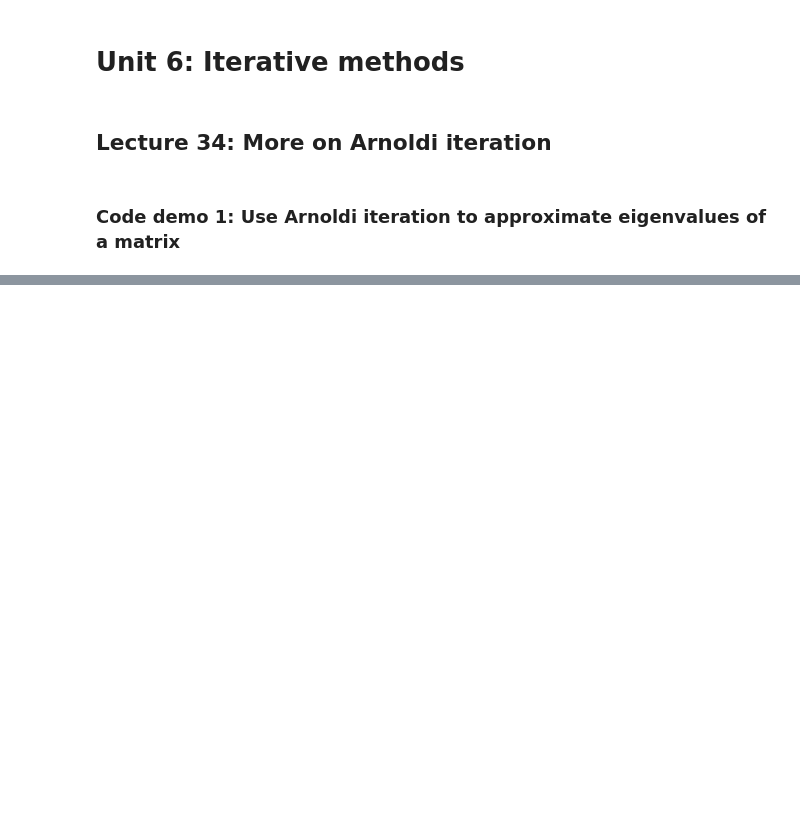
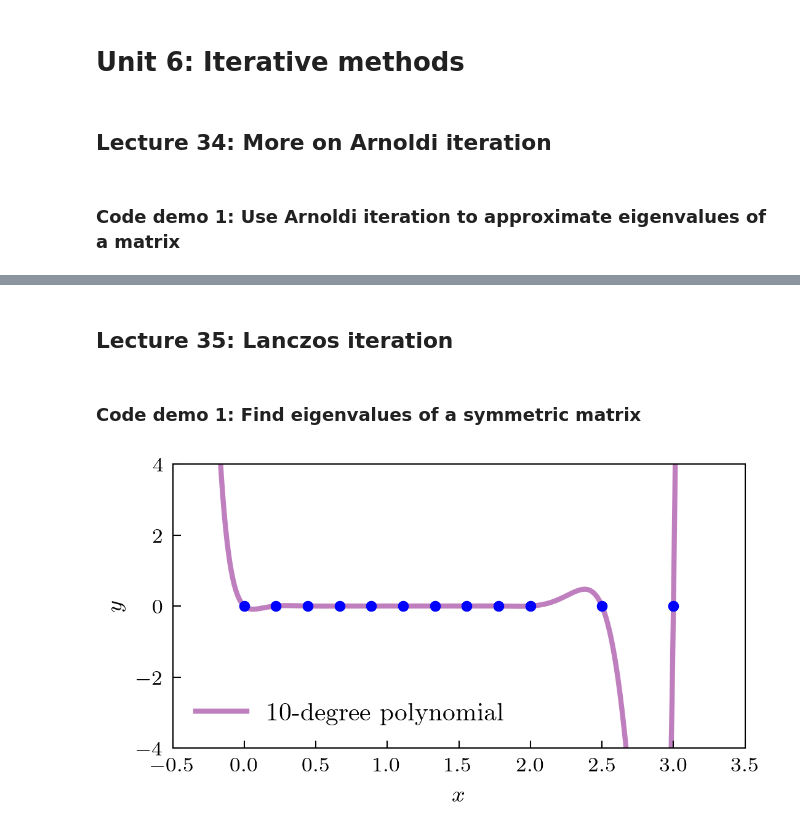
Before and after one commit to rycroft-group/math513, a Jupyter notebook: 6_iter/6_iter.ipynb, the cells around one changed output, grey strips where cells are left out. Cells and saved outputs as stored; diff of their text form; code cells hidden in the pictures; blank space fills up the shorter version.

Commit message:
Add Lecture 35 examples

```diff
--- a/6_iter/6_iter.ipynb
+++ b/6_iter/6_iter.ipynb
@@ -75,0 +80,71 @@ Ritz values:
+# %% [markdown]
+## Lecture 35: Lanczos iteration
+# %% [markdown]
+### Code demo 1: Find eigenvalues of a symmetric matrix
+# %%
+# Define the vector A
+n = 10
+diag_vector = np.concatenate((np.linspace(0., 2., n), np.array([2.5, 3.])))
+A = np.diag(diag_vector)
+
+# Initialize Q, alpha and beta
+iters = 11
+Q = np.zeros((n+2, iters+1))
+alpha = np.zeros((iters))
+beta = np.zeros((iters))
+
+# Define a random initial vector
+b = np.random.randn(n+2)
+Q[:, 0] = b/np.linalg.norm(b)
+
+# The Lanczos iteration loop
+for m in range(iters):
+    v = np.dot(A, Q[:, m])
+    alpha[m] = np.dot(Q[:, m], v)
+    if m == 0:
+        v = v-alpha[m]*Q[:, m]
+    else:
+        v = v-beta[m-1]*Q[:, m-1]-alpha[m]*Q[:, m]
+    beta[m] = np.linalg.norm(v)
+    Q[:, m+1] = v/beta[m]
+
+H_m = np.dot(np.dot(Q.T, A), Q)
+[V, D] = np.linalg.eig(H_m)
+
+# Store the characteristic polynomial
+results_cp = []
+p = np.poly(H_m)
+x = -0.5
+while x <= 3.5:
+    results_cp.append((x, np.polyval(p, x)))
+    x += 0.01
+
+# Store the roots
+results_roots = []
+for i in range(n+2):
+    results_roots.append((diag_vector[i], 0))
+for i in range(iters+1):
+    results_roots.append((V[i], 0))
+
+# Visualize
+x_plot, y_plot = zip(*results_cp)
+roots = np.array(results_roots)
+fig, ax = plt.subplots(1, 1, figsize=(4, 2), dpi=300)
+ax.scatter(roots[:, 0], roots[:, 1], s=10, color='blue')
+ax.plot(x_plot, y_plot, color='purple', linewidth=2,zorder=0, alpha=0.5, label=str(n)+'-degree polynomial')
+# Formatting
+ax.set_xlabel('$x$', fontsize=9)
+ax.set_ylabel('$y$', fontsize=9)
+ax.set_xlim(-0.5, 3.5)
+ax.set_ylim(-4, 4)
+# Prettify
+ax.tick_params(axis='both', which='major', labelsize=8)
+ax.tick_params(axis='both', which='minor', bottom=False, left=False)
+ax.tick_params(axis='both', which='both', right=False, top=False)
+ax.legend()
+
+# Save the figure
+# plt.savefig("results/lanczos.pdf", bbox_inches='tight', dpi=300)
+plt.show()
+# %% [output]
+[figure, added]
```
Also changed, not shown: parts of 1 cell of this notebook, 2 other files.
